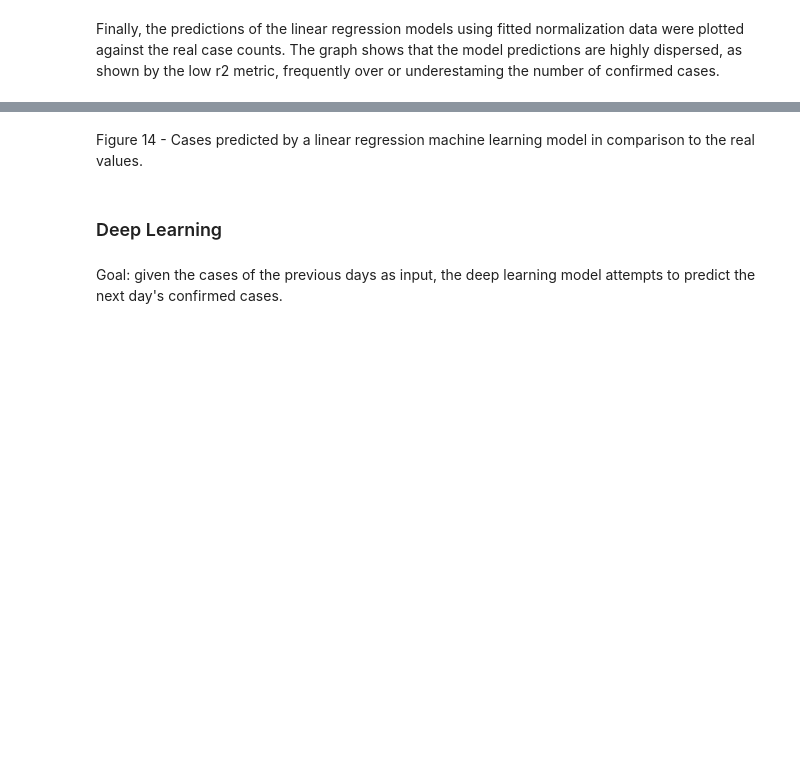
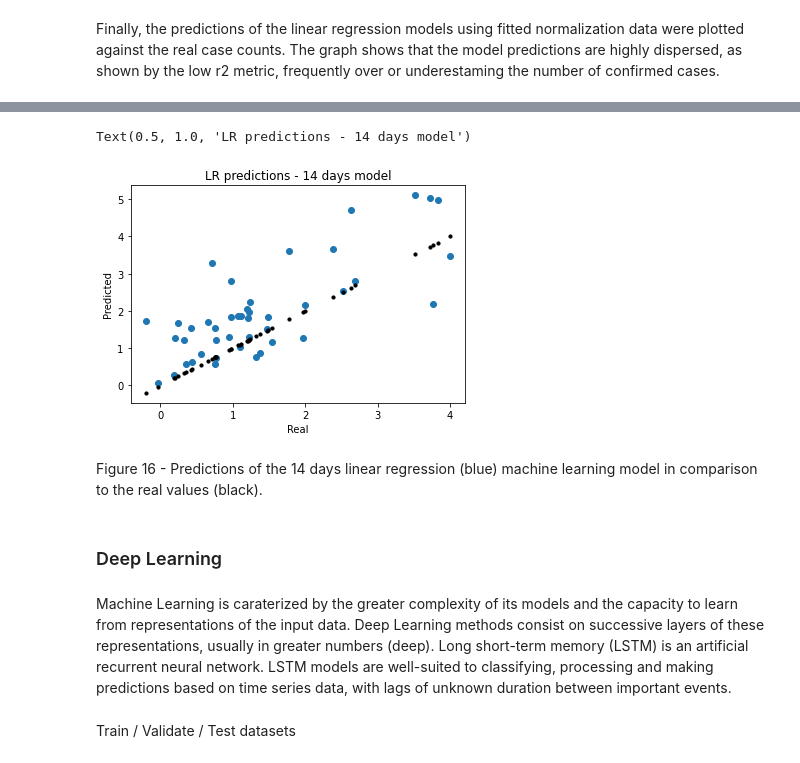
Before and after one commit to MariaPessoa/G1-SIB-DataScience4Covid, a Jupyter notebook: MM_JC_CB_RC_cv19pt_sib.ipynb, the cells around one changed output, grey strips where cells are left out. Saved outputs shown, nothing was run; the diff lists cells and outputs as text; code cells hidden in the pictures; blank space fills up the shorter version.

```diff
--- a/MM_JC_CB_RC_cv19pt_sib.ipynb
+++ b/MM_JC_CB_RC_cv19pt_sib.ipynb
@@ -1003,0 +939,32 @@ Text(0.5, 1.0, 'LR predictions')
+# %%
+case_predict7 = pd.DataFrame(data_full.loc[:,"confirmados_novos"],columns=["confirmados_novos"])
+for i in range(1,8): case_predict7.insert(0,"confirmados_"+str(i),data_full.loc[:,"confirmados_novos"].shift(i))
+case_predict7 = case_predict7.loc[case_predict7.index>="2020-03-10",:].fillna(0)
+
+case_predict14 = pd.DataFrame(data_full.loc[:,"confirmados_novos"],columns=["confirmados_novos"])
+for i in range(1,15): case_predict14.insert(0,"confirmados_"+str(i),data_full.loc[:,"confirmados_novos"].shift(i))
+case_predict14 = case_predict14.loc[case_predict14.index>="2020-03-15",:].fillna(0)
+np.random.seed(4) #for reproducibility
+
+scalerx7 = StandardScaler().fit(case_predict7.iloc[:,:-1])
+scalery7 = StandardScaler().fit(np.array(case_predict7.iloc[:,-1]).reshape((case_predict7.shape[0],1)))
+#"2020-11-01"
+case_Xtrain7_fit = scalerx7.transform(np.array(case_predict7.iloc[case_predict7.index<"2020-12-01",:-1]))
+case_Ytrain7_fit = scalery7.transform(np.array(case_predict7.iloc[case_predict7.index<"2020-12-01",-1]).reshape(
+    (case_predict7.iloc[case_predict7.index<"2020-12-01",-1].shape[0],1)))
+case_Xtest7_fit = scalerx7.transform(np.array(case_predict7.iloc[case_predict7.index>="2020-12-01",:-1]))
+case_Ytest7_fit = scalery7.transform(np.array(case_predict7.iloc[case_predict7.index>="2020-12-01",-1]).reshape(
+    (case_predict7.iloc[case_predict7.index>="2020-12-01",-1].shape[0],1)))
+
+scalerx14 = StandardScaler().fit(case_predict14.iloc[:,:-1])
+scalery14 = StandardScaler().fit(np.array(case_predict14.iloc[:,-1]).reshape((case_predict14.shape[0],1)))
+
+case_Xtrain14_fit = scalerx14.transform(np.array(case_predict14.iloc[case_predict14.index<"2020-12-01",:-1]))
+case_Ytrain14_fit = scalery14.transform(np.array(case_predict14.iloc[case_predict14.index<"2020-12-01",-1]).reshape(
+    (case_predict14.iloc[case_predict14.index<"2020-12-01",-1].shape[0],1)))
+case_Xtest14_fit = scalerx14.transform(np.array(case_predict14.iloc[case_predict14.index>="2020-12-01",:-1]))
+case_Ytest14_fit = scalery14.transform(np.array(case_predict14.iloc[case_predict14.index>="2020-12-01",-1]).reshape(
+    (case_predict14.iloc[case_predict14.index>="2020-12-01",-1].shape[0],1)))
+
+print("Case7 Train:",case_Xtrain7_fit.shape,case_Xtrain7_fit.shape,"Case7 Test:",case_Xtest7_fit.shape,case_Ytest7_fit.shape)
+print("Case14 Train:",case_Xtrain14_fit.shape,case_Xtrain14_fit.shape,"Case14 Test:",case_Xtest14_fit.shape,case_Ytest14_fit.shape)
@@ -1004,7 +994,18 @@ Text(0.5, 1.0, 'LR predictions')
+# %%
+plt.scatter(case_Ytest14_fit,LRpred) #,c="blue"
+plt.scatter(case_Ytest14_fit,case_Ytest14_fit,c="black",s=10)
+plt.xlabel("Real")
+plt.ylabel("Predicted")
+plt.title('LR predictions - 14 days model')
+# %% [output]
+Text(0.5, 1.0, 'LR predictions - 14 days model')
+[figure, added]
 # %% [markdown]
-Figure 14 - Cases predicted by a linear regression machine learning model in comparison to the real values.
+Figure 16 - Predictions of the 14 days linear regression (blue) machine learning model in comparison to the real values (black).
 # %% [markdown]
 ### Deep Learning
-# %% [markdown]
-Goal: given the cases of the previous days as input, the deep learning model attempts to predict the next day's confirmed cases.
+# %% [markdown]
+Machine Learning is caraterized by the greater complexity of its models and the capacity to learn from representations of the input data. Deep Learning methods consist on successive layers of these representations, usually in greater numbers (deep). Long short-term memory (LSTM) is an artificial recurrent neural network. LSTM models are well-suited to classifying, processing and making predictions based on time series data, with lags of unknown duration between important events.
+# %% [markdown]
+Train / Validate / Test datasets
 # %%
```
Also changed, not shown: parts of 67 cells of this notebook, 1 other file.
